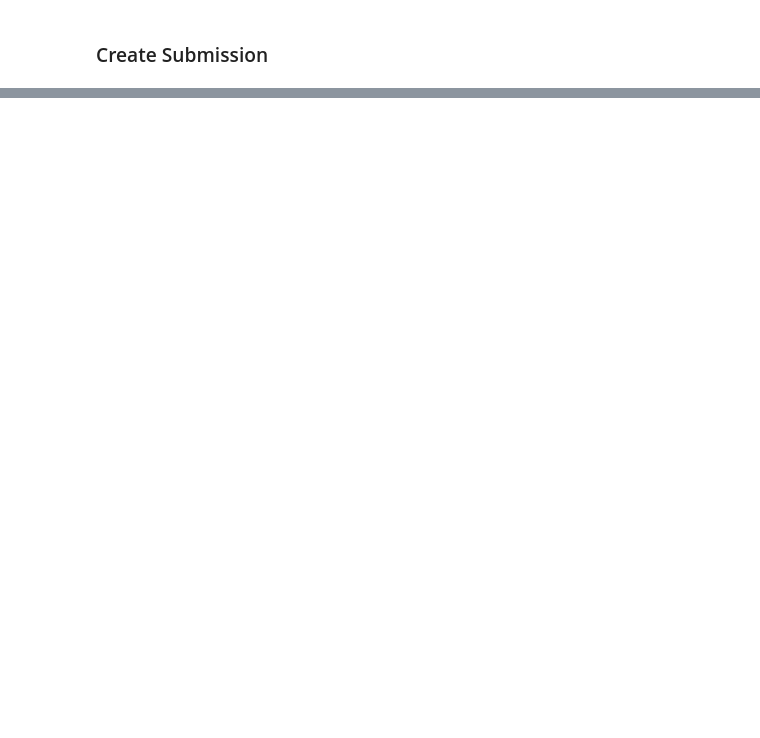
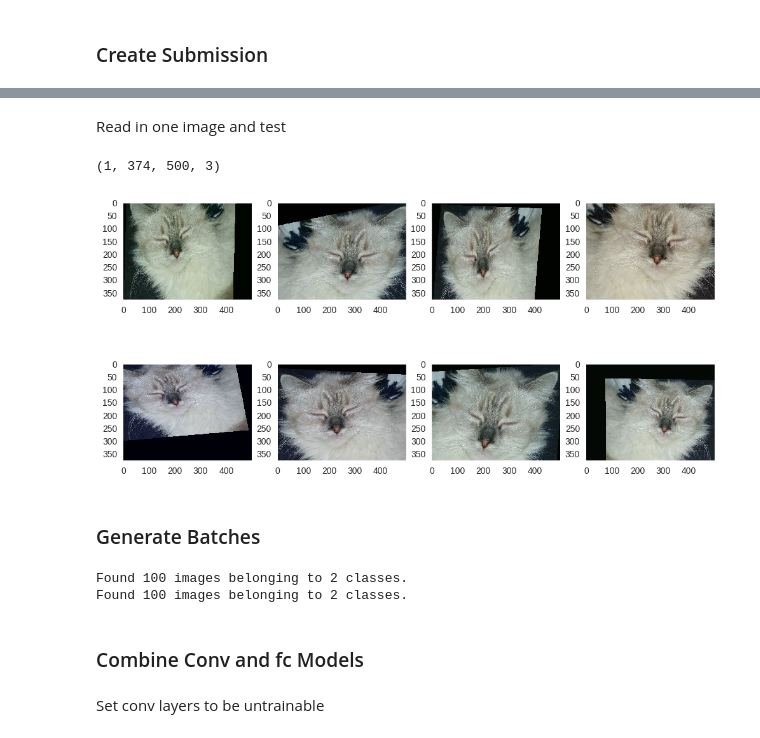
Before and after one commit to osheari1/fast_ai, a Jupyter notebook: lessons/lesson3.ipynb, the cells around one changed output, grey strips where cells are left out. Drawn from its saved outputs; the diff is of its cells as text; code cells hidden in the pictures; blank space fills up the shorter version.

```diff
--- a/lessons/lesson3.ipynb
+++ b/lessons/lesson3.ipynb
@@ -196,0 +173,26 @@ FileLink('../data/dogscats/models/vgg16/submissions/submit_fc.csv')
+# %%
+gen = image.ImageDataGenerator(rotation_range=10,
+                               width_shift_range=0.2, height_shift_range=0.2,
+                               shear_range=0.15,
+                               zoom_range=0.3,
+                               channel_shift_range=10.0,
+                               horizontal_flip=True,
+                               fill_mode='constant'
+                              )
+# %% [markdown]
+Read in one image and test
+# %%
+img = np.expand_dims(ndimage.imread(path_train + '/cat/cat.400.jpg'), 0)
+img.shape
+# %% [output]
+(1, 374, 500, 3)
+# %%
+aug_gen = gen.flow(img)
+# %%
+imgs = [aug_gen.next()[0] for i in range(0, 8)]
+# %%
+utils.plot_imgs(imgs, rows=2)
+# %% [output]
+[figure, added]
+# %% [markdown]
+### Generate Batches
@@ -196,0 +208,11 @@ FileLink('../data/dogscats/models/vgg16/submissions/submit_fc.csv')
+# %%
+batches_train = utils.get_batches(path_train, gen=gen, shuffle=True,
+                                  batch_size=batch_size)
+batches_valid = utils.get_batches(path_valid, shuffle=False, batch_size=batch_size)
+# %% [output]
+Found 100 images belonging to 2 classes.
+Found 100 images belonging to 2 classes.
+# %% [markdown]
+### Combine Conv and fc Models
+# %% [markdown]
+Set conv layers to be untrainable
```
Also changed, not shown: parts of 24 cells of this notebook, 1 other file.
